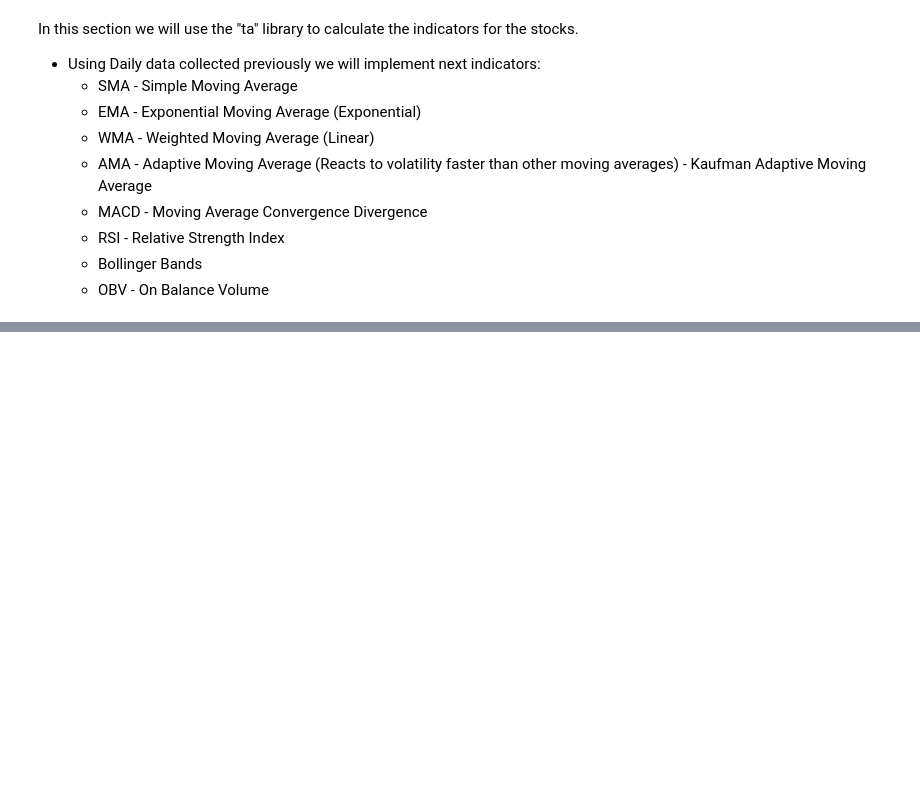
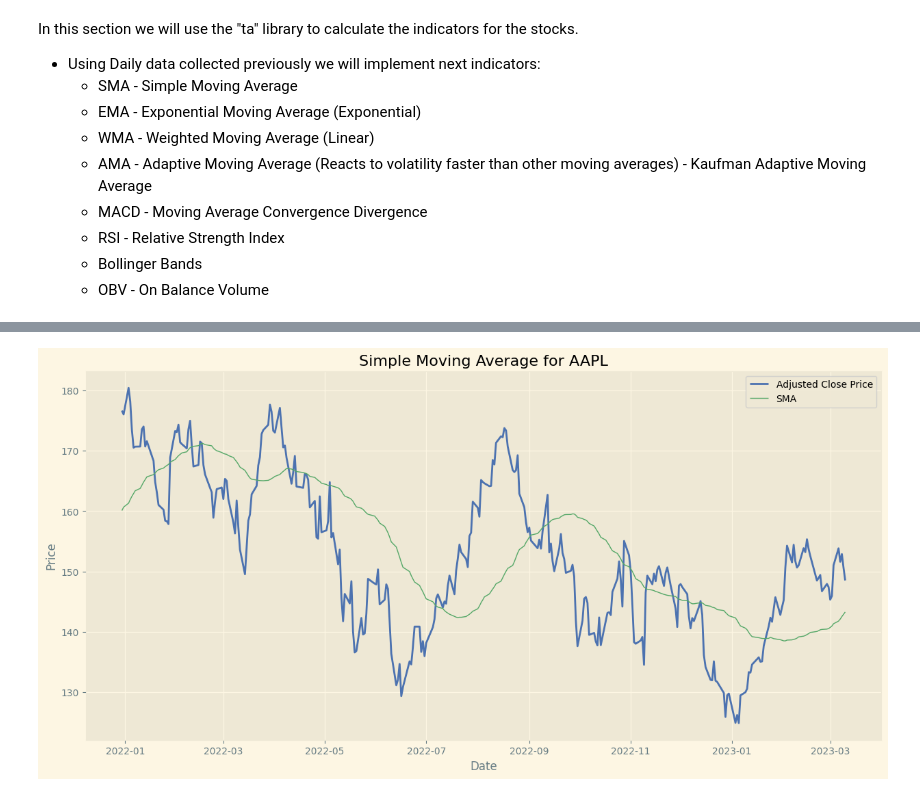
Before and after one commit to Folongton/Stock-Analysis, a Jupyter notebook: P1-Indicators-Chart-Analysis/P1-Chart-Analysis.ipynb, the cells around one changed output, grey strips where cells are left out. Cells and saved outputs as stored; diff of their text form; code cells hidden in the pictures; blank space fills up the shorter version.

```diff
--- a/P1-Indicators-Chart-Analysis/P1-Chart-Analysis.ipynb
+++ b/P1-Indicators-Chart-Analysis/P1-Chart-Analysis.ipynb
@@ -628,0 +481,4 @@ def calc_plot_OBV(df, plot=True, plot_days_back=100):
+# %%
+_ = Ind.calc_plot_SMA(df, stock_name='AAPL', window=50, plot=True, plot_days_back=300)
+# %% [output]
+[figure, added]
```
Also changed, not shown: parts of 16 cells of this notebook, 1 other file.
